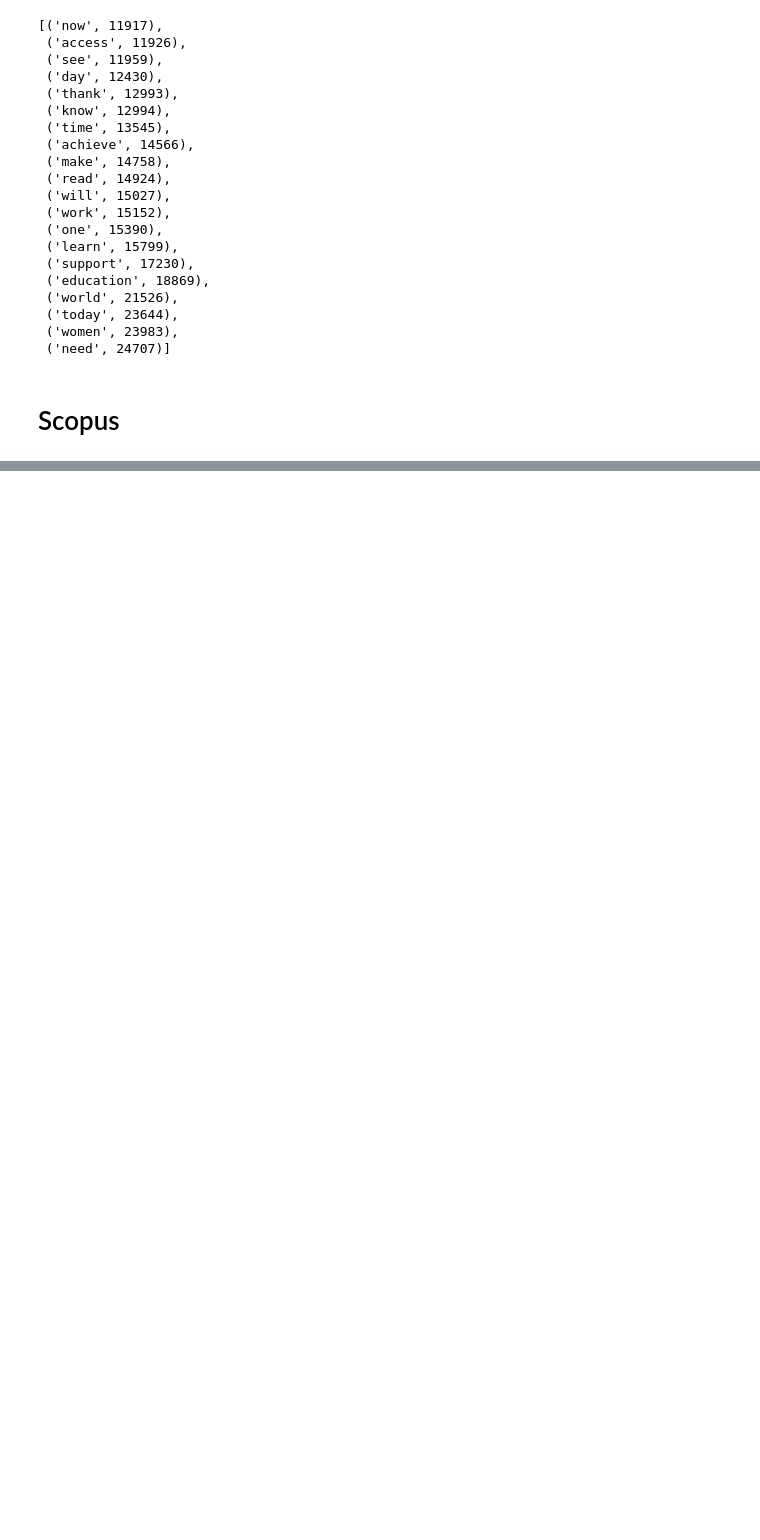
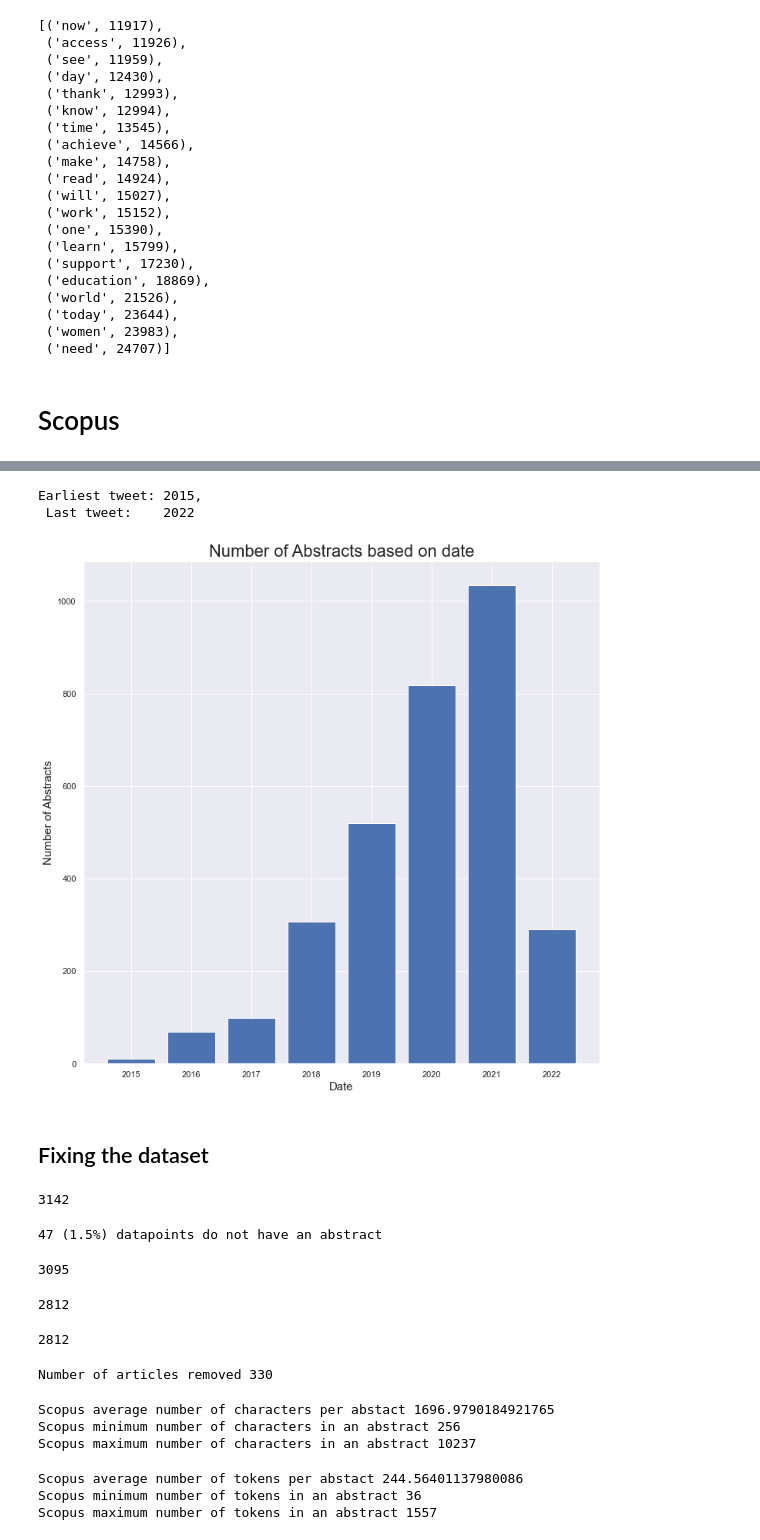
Before and after one commit to Tolsager/SDG_CLF, a Jupyter notebook: EDA/EDA.ipynb, the cells around one changed output, grey strips where cells are left out. Saved outputs shown, nothing was run; the diff lists cells and outputs as text; code cells hidden in the pictures; blank space fills up the shorter version.

```diff
--- a/EDA/EDA.ipynb
+++ b/EDA/EDA.ipynb
@@ -441,0 +258,7 @@ Flesch Reading Ease:     twitter: 40.1445478615557,      scopus: 28.124216478190
+# %%
+from sdg_clf.dataset_utils import preprocess_sample
+scopus_df = pd.read_csv("data/raw/scopus_raw.csv")
+# scopus_df = scopus_df.rename(columns={"Unnamed: 0": "idx"})
+scopus_df = scopus_df.drop(columns=["Unnamed: 0"])
+dropped_abstracts = []
+scopus_df.head()
@@ -441,0 +273,21 @@ Flesch Reading Ease:     twitter: 40.1445478615557,      scopus: 28.124216478190
+# %%
+print(f"Earliest tweet:\t{min(scopus_df['Year'])},\n Last tweet:\t{max(scopus_df['Year'])}")
+x,y = np.unique(np.array(scopus_df['Year']),return_counts=True)
+fig = plt.figure(figsize=(12,12))
+plt.bar(x,y)
+plt.xlabel('Date',fontsize=15)
+plt.ylabel('Number of Abstracts',fontsize=15)
+plt.title("Number of Abstracts based on date",fontsize=22)
+plt.show()
+# %% [output]
+Earliest tweet: 2015,
+ Last tweet:    2022
+[figure, added]
+# %% [markdown]
+## Fixing the dataset
+# %%
+reset_index = lambda df: df.reset_index(drop=True)
+start_len = len(scopus_df)
+print(start_len)
+# %% [output]
+3142
@@ -441,0 +296,10 @@ Flesch Reading Ease:     twitter: 40.1445478615557,      scopus: 28.124216478190
+# %%
+# Remove articles with no abstracts
+print(f"{len(scopus_df[scopus_df['Abstract']=='[no abstract available]'])} ({np.round(len(scopus_df[scopus_df['Abstract']=='[no abstract available]'])/len(scopus_df)*100,2)}%) datapoints do not have an abstract")
+no_abstract_idx = np.where(scopus_df['Abstract'].apply(len) == np.min(scopus_df['Abstract'].apply(len)))
+scopus_df = scopus_df.drop(index = no_abstract_idx[0])
+scopus_df = reset_index(scopus_df)
+len(scopus_df)
+# %% [output]
+47 (1.5%) datapoints do not have an abstract
+3095
@@ -441,0 +319,19 @@ Flesch Reading Ease:     twitter: 40.1445478615557,      scopus: 28.124216478190
+# %%
+# Remove rows without labels
+for i, row in scopus_df.iterrows():
+#     print(row)
+    if row["nclasses"] == 0:
+        dropped_abstracts.append({"Abstract": row["Abstract"]})
+scopus_df = scopus_df[scopus_df["nclasses"] != 0]
+scopus_df = reset_index(scopus_df)
+len(scopus_df)
+# %% [output]
+2812
+# %%
+# Re-calculate labels per abstract
+for i, labels in enumerate(scopus_df.loc[:, "sdg1":"sdg17"].to_numpy()):
+    scopus_df.loc[i, "nclasses"] = np.sum(labels)
+end_len = len(scopus_df)
+print(end_len)
+# %% [output]
+2812
@@ -441,0 +347,21 @@ Flesch Reading Ease:     twitter: 40.1445478615557,      scopus: 28.124216478190
+# %%
+print(f"Number of articles removed {start_len - end_len}")
+scopus_df.to_csv("data/raw/scopus_ready_to_use.csv")
+# %% [output]
+Number of articles removed 330
+# %%
+print(f"Scopus average number of characters per abstact {np.mean(scopus_df['Abstract'].apply(len))}")
+print(f"Scopus minimum number of characters in an abstract {np.min(scopus_df['Abstract'].apply(len))}")
+print(f"Scopus maximum number of characters in an abstract {np.max(scopus_df['Abstract'].apply(len))}")
+# %% [output]
+Scopus average number of characters per abstact 1696.9790184921765
+Scopus minimum number of characters in an abstract 256
+Scopus maximum number of characters in an abstract 10237
+# %%
+print(f"Scopus average number of tokens per abstact {np.mean(scopus_df['Abstract'].apply(lambda a: len(a.split(' '))))}")
+print(f"Scopus minimum number of tokens in an abstract {np.min(scopus_df['Abstract'].apply(lambda a: len(a.split(' '))))}")
+print(f"Scopus maximum number of tokens in an abstract {np.max(scopus_df['Abstract'].apply(lambda a: len(a.split(' '))))}")
+# %% [output]
+Scopus average number of tokens per abstact 244.56401137980086
+Scopus minimum number of tokens in an abstract 36
+Scopus maximum number of tokens in an abstract 1557
```
Also changed, not shown: parts of 45 cells of this notebook.
